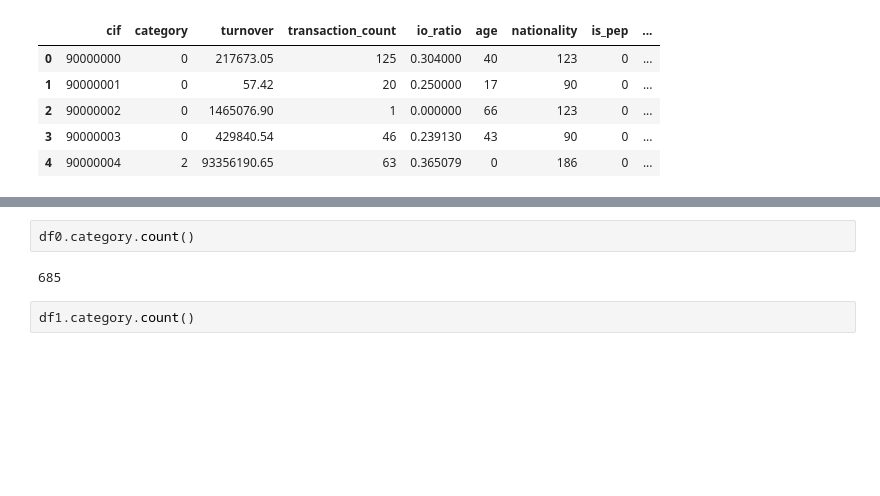
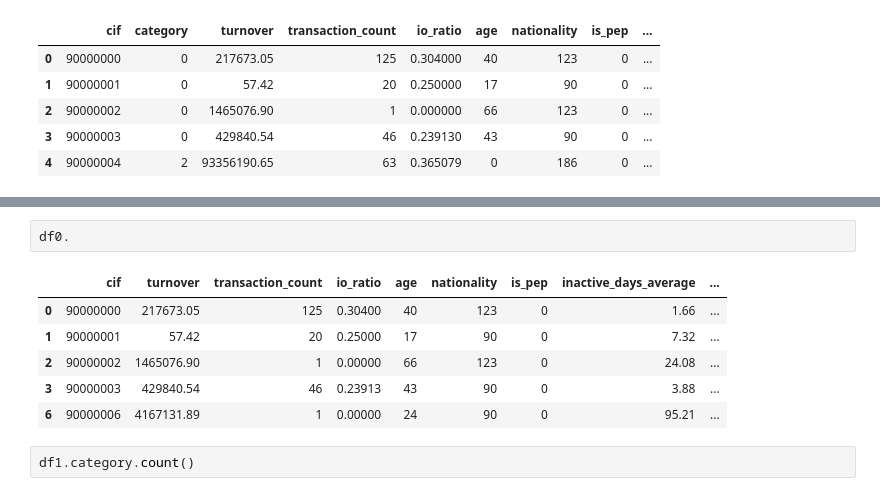
Before and after one commit to Lamiaka/hack-n-lead-2019, a Jupyter notebook: Exploration/Exploration_LK.ipynb, the cells around one changed output, grey strips where cells are left out. Cells and saved outputs as stored; diff of their text form; blank space fills up the shorter version.

```diff
--- a/Exploration/Exploration_LK.ipynb
+++ b/Exploration/Exploration_LK.ipynb
@@ -122,7 +155,12 @@ sns.heatmap(corrmat, ax = ax, cmap ='YlGnBu', linewidths = 0.1)
 # %%
-df0.category.count()
+df0.
 # %% [output]
-685
+|  | cif | turnover | transaction_count | io_ratio | age | nationality | is_pep | inactive_days_average | ... |
+| 0 | 90000000 | 217673.05 | 125 | 0.30400 | 40 | 123 | 0 | 1.66 | ... |
+| 1 | 90000001 | 57.42 | 20 | 0.25000 | 17 | 90 | 0 | 7.32 | ... |
+| 2 | 90000002 | 1465076.90 | 1 | 0.00000 | 66 | 123 | 0 | 24.08 | ... |
+| 3 | 90000003 | 429840.54 | 46 | 0.23913 | 43 | 90 | 0 | 3.88 | ... |
+| 6 | 90000006 | 4167131.89 | 1 | 0.00000 | 24 | 90 | 0 | 95.21 | ... |
 # %%
 df1.category.count()
 # %% [output]
```
Also changed, not shown: parts of 13 cells of this notebook, 3 other files.
